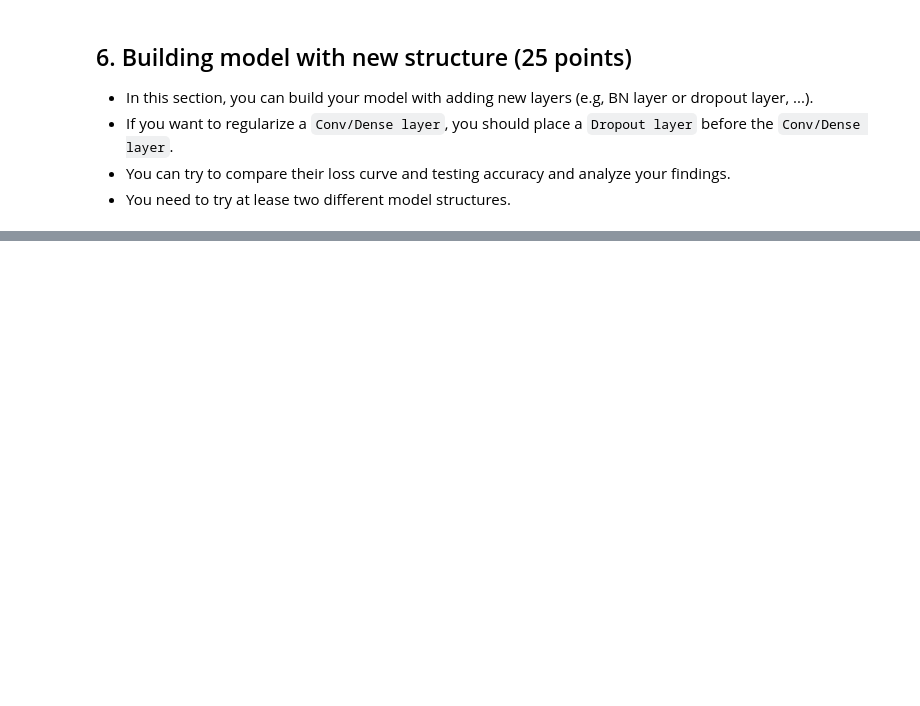
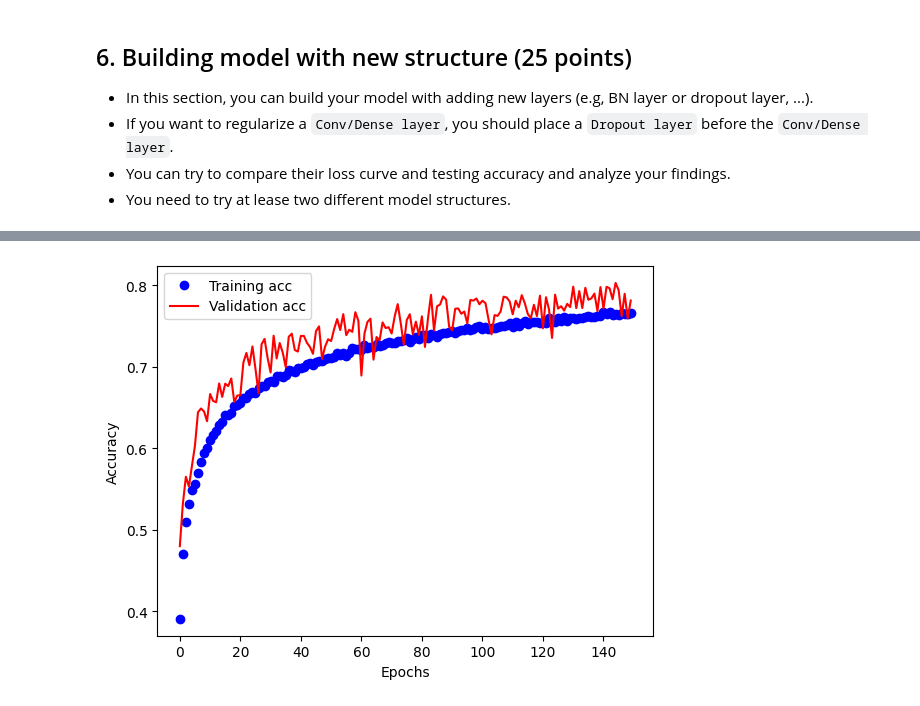
Before and after one commit to sanjeet-jain/cs-583, a Jupyter notebook: HW2-main/Assignment2.ipynb, the cells around one changed output, grey strips where cells are left out. Drawn from its saved outputs; the diff is of its cells as text; code cells hidden in the pictures; blank space fills up the shorter version.

```diff
--- a/HW2-main/Assignment2.ipynb
+++ b/HW2-main/Assignment2.ipynb
@@ -123,7 +132,9 @@ Randomly partition the 50K training samples to 2 sets:
 * a training set containing 40K samples: x_tr, y_tr
 * a validation set containing 10K samples: x_val, y_val
 # %%
+from sklearn.model_selection import train_test_split
 
+x_tr, x_val, y_tr, y_val = train_test_split(x_train,y_train_vec,test_size=0.2,shuffle=True)
 
 print('Shape of x_tr: ' + str(x_tr.shape))
 print('Shape of y_tr: ' + str(y_tr.shape))
@@ -183,0 +372,14 @@ Do NOT use the test set until now. Make sure that your model parameters and hype
+# %%
+# Data augmentation
+from keras.preprocessing.image import ImageDataGenerator
+temp_data = ImageDataGenerator( rotation_range=20, height_shift_range=0.2, width_shift_range=0.2,
+                               zoom_range = 0.2, shear_range = 0.2, horizontal_flip=True)
+# %%
+# Define model optimizer and loss function
+lr = 0.0001
+model.compile(loss='categorical_crossentropy', optimizer=optimizers.RMSprop(learning_rate=lr), metrics=['acc'])
+# %%
+# Fits the model on batches with real-time data augmentation
+
+history_model_3 = model.fit(temp_data.flow(x_tr, y_tr, batch_size=40), steps_per_epoch=x_tr.shape[0] // 40, epochs=150, validation_data=(x_val, y_val), validation_batch_size=x_val.shape[0] // 40)
+model.save('model_3.h5')
@@ -183,0 +404,21 @@ Do NOT use the test set until now. Make sure that your model parameters and hype
+# %%
+# Plot the loss curve
+
+import matplotlib.pyplot as plt
+%matplotlib inline
+
+acc = history_model_3.history['acc']
+val_acc = history_model_3.history['val_acc']
+
+plt.xlabel('Epochs')
+plt.ylabel('Accuracy')
+
+epochs = range(len(acc))
+
+plt.plot(epochs, acc, 'bo', label='Training acc')
+plt.plot(epochs, val_acc, 'r', label='Validation acc')
+
+plt.legend()
+plt.show()
+# %% [output]
+[figure, added]
```
Also changed, not shown: parts of 37 cells of this notebook, 6 other files.
